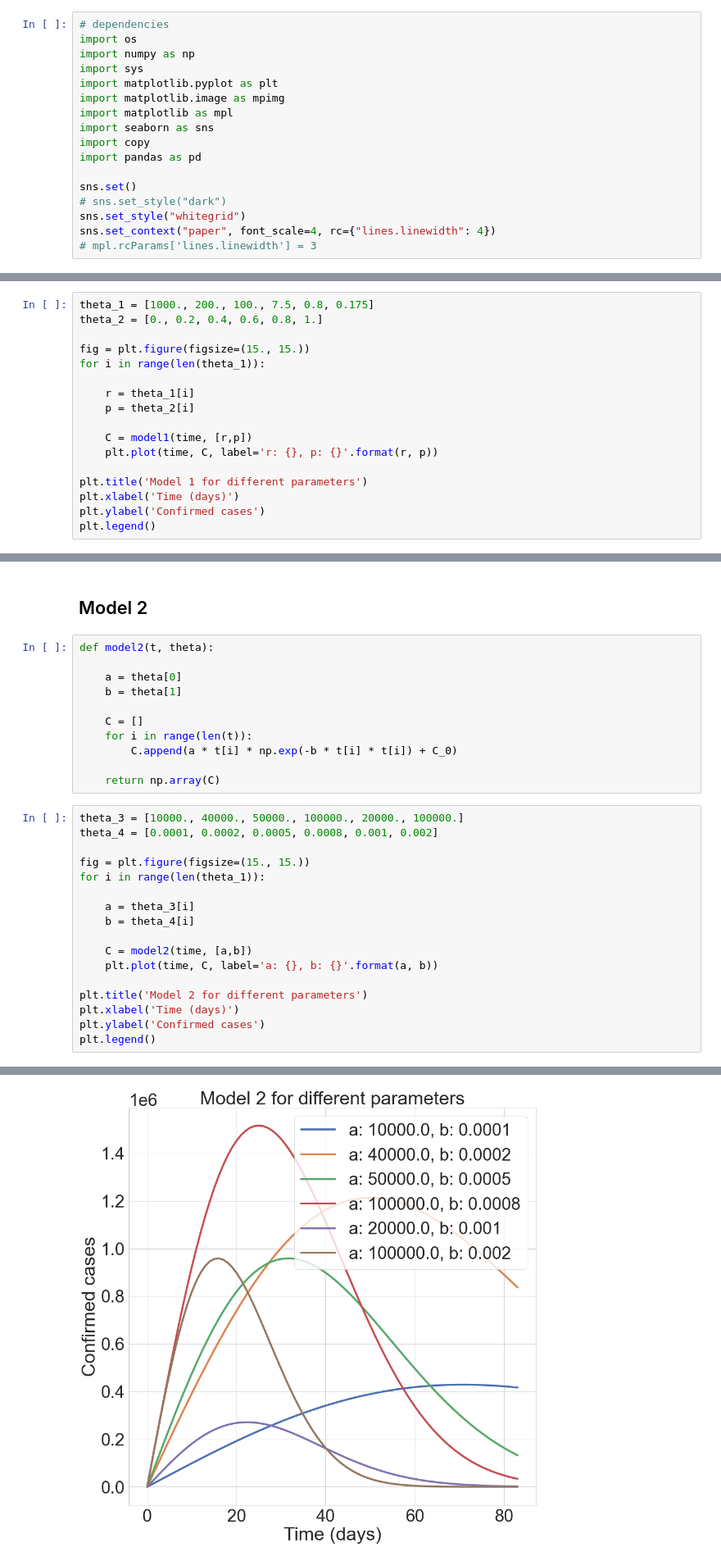
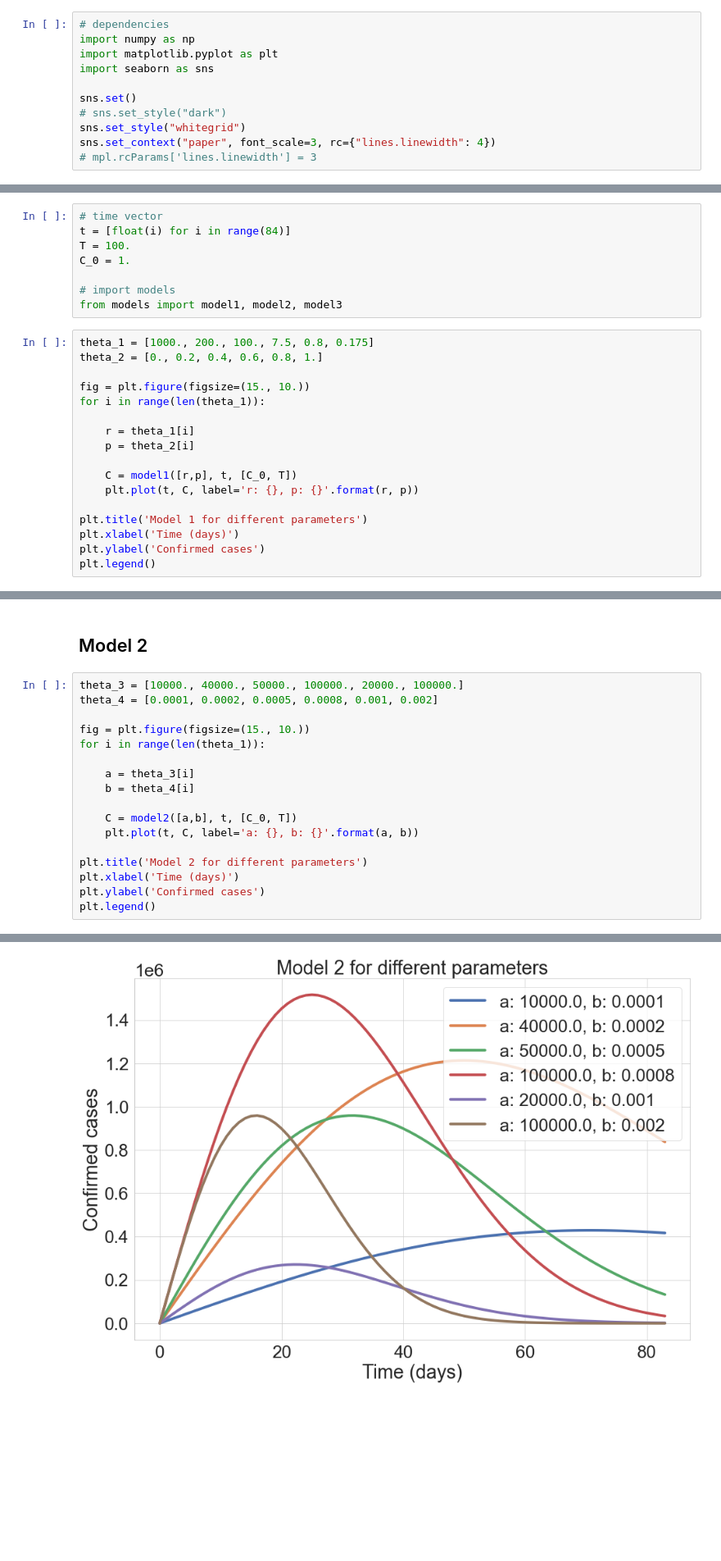
Before and after one commit to prashjha/StudyCovid19, a Jupyter notebook: process/bayesian/Different models.ipynb, the cells around one changed output, grey strips where cells are left out. Shown: that part at 82% size. Drawn from its saved outputs; the diff is of its cells as text; blank space fills up the shorter version.

```diff
--- a/process/bayesian/Different models.ipynb
+++ b/process/bayesian/Different models.ipynb
@@ -31,18 +41,12 @@ where $a\geq 0$ controls the slope of $C$ at origin while $b\geq 0$ controls the
 ## Model 1
 # %%
 # dependencies
-import os
 import numpy as np
-import sys
 import matplotlib.pyplot as plt
-import matplotlib.image as mpimg
-import matplotlib as mpl
 import seaborn as sns
-import copy
-import pandas as pd
 
 sns.set()
 # sns.set_style("dark")
 sns.set_style("whitegrid")
-sns.set_context("paper", font_scale=4, rc={"lines.linewidth": 4})
+sns.set_context("paper", font_scale=3, rc={"lines.linewidth": 4})
 # mpl.rcParams['lines.linewidth'] = 3
@@ -73,15 +53,23 @@ def model1(t, theta):
+# %%
+# time vector
+t = [float(i) for i in range(84)]
+T = 100.
+C_0 = 1.
+
+# import models
+from models import model1, model2, model3
 # %%
 theta_1 = [1000., 200., 100., 7.5, 0.8, 0.175]
 theta_2 = [0., 0.2, 0.4, 0.6, 0.8, 1.]
 
-fig = plt.figure(figsize=(15., 15.))
+fig = plt.figure(figsize=(15., 10.))
 for i in range(len(theta_1)):
 
     r = theta_1[i]
     p = theta_2[i]
 
-    C = model1(time, [r,p])
-    plt.plot(time, C, label='r: {}, p: {}'.format(r, p))
+    C = model1([r,p], t, [C_0, T])
+    plt.plot(t, C, label='r: {}, p: {}'.format(r, p))
 
 plt.title('Model 1 for different parameters')
 plt.xlabel('Time (days)')
@@ -93,33 +81,22 @@ plt.legend()
 # %% [markdown]
 ## Model 2
-# %%
-def model2(t, theta):
-
-    a = theta[0]
-    b = theta[1]
-
-    C = []
-    for i in range(len(t)):
-        C.append(a * t[i] * np.exp(-b * t[i] * t[i]) + C_0)
-
-    return np.array(C)
 # %%
 theta_3 = [10000., 40000., 50000., 100000., 20000., 100000.]
 theta_4 = [0.0001, 0.0002, 0.0005, 0.0008, 0.001, 0.002]
 
-fig = plt.figure(figsize=(15., 15.))
+fig = plt.figure(figsize=(15., 10.))
 for i in range(len(theta_1)):
 
     a = theta_3[i]
     b = theta_4[i]
 
-    C = model2(time, [a,b])
-    plt.plot(time, C, label='a: {}, b: {}'.format(a, b))
+    C = model2([a,b], t, [C_0, T])
+    plt.plot(t, C, label='a: {}, b: {}'.format(a, b))
 
 plt.title('Model 2 for different parameters')
 plt.xlabel('Time (days)')
 plt.ylabel('Confirmed cases')
 plt.legend()
 # %% [output]
 <matplotlib.legend.Legend at 0x...>
-[figure, old version]
+[figure, new version]
```
Also changed, not shown: parts of 7 cells of this notebook, 1 other file.
